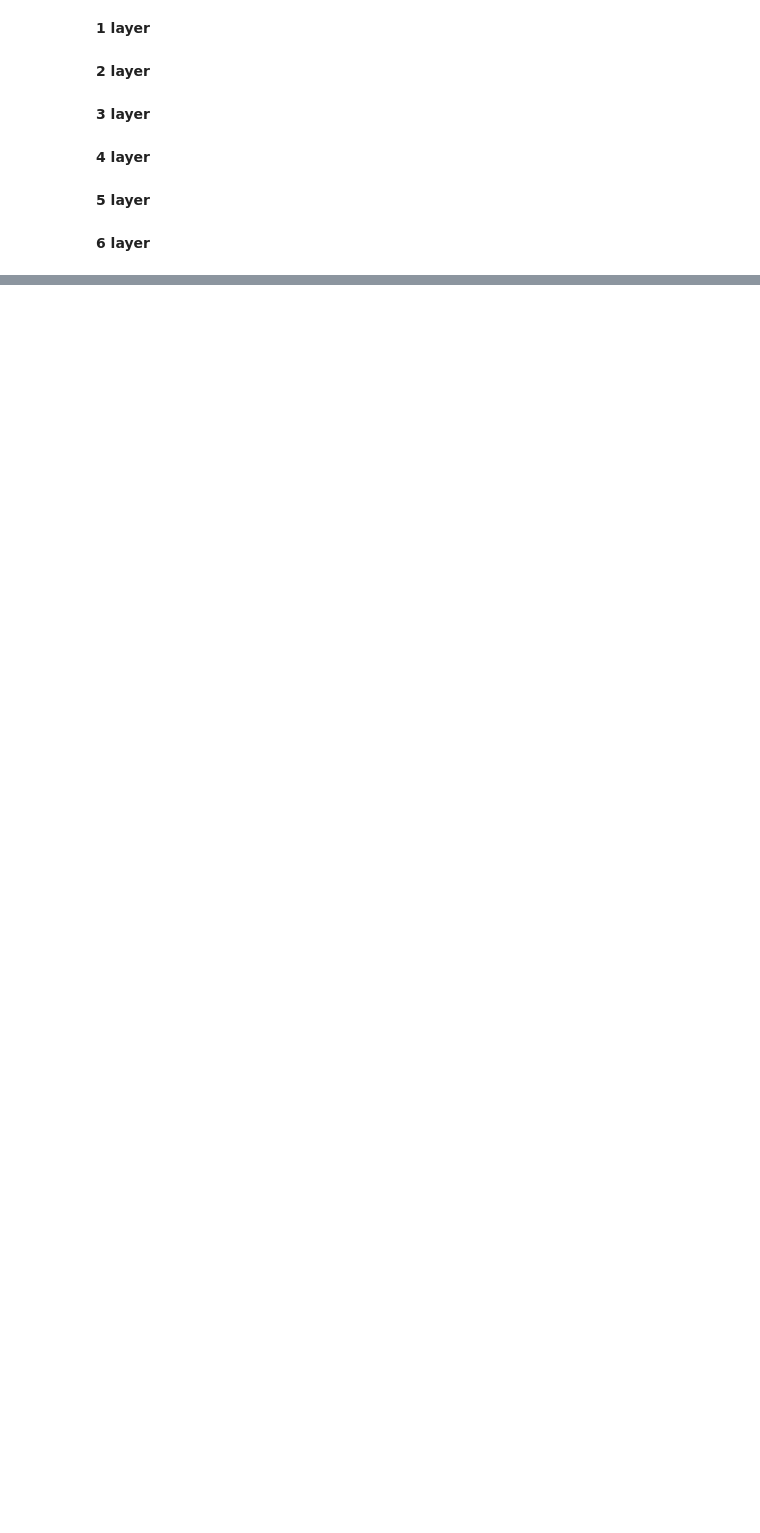
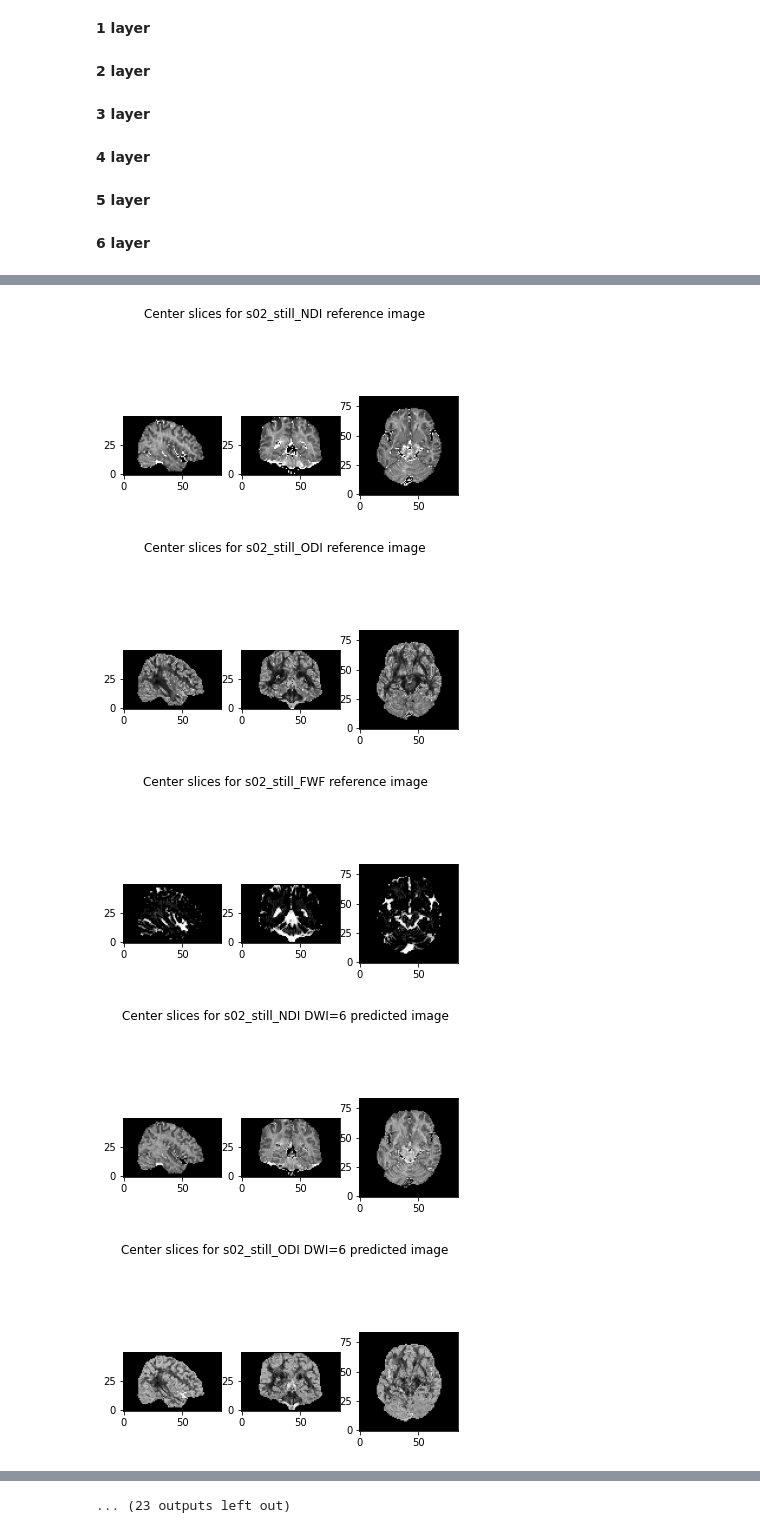
Before and after one commit to Victorvv-1024/IndividualProject, a Jupyter notebook: MedICSS2021_/Net-DTI/notebook.ipynb, the cells around one changed output, grey strips where cells are left out. Saved outputs shown, nothing was run; the diff lists cells and outputs as text; code cells hidden in the pictures; blank space fills up the shorter version.

```diff
--- a/MedICSS2021_/Net-DTI/notebook.ipynb
+++ b/MedICSS2021_/Net-DTI/notebook.ipynb
@@ -1479,0 +2290,9 @@ plt.suptitle("Center slices for s02_still_FWF predicted image")
+# %%
+"""
+Test each network with varied number of DWI
+"""
+dwis = np.arange(start=6, stop=97, step=10)
+for dwi in dwis:
+    cmd = "--test_subjects s02_still --DWI " + str(dwi) + " --model fc1d --layer 4 --label_type A"
+    args = model_parser().parse_args(cmd.split())
+    test_model(args)
@@ -1479,0 +2334,59 @@ plt.suptitle("Center slices for s02_still_FWF predicted image")
+# %%
+"""
+Render each img produced.
+Compare with the reference img.
+Using nib to fetch the  data, used for evaluation
+"""
+# the path of reference imgs
+s02_NDI_path = '../Data-NODDI/s02_still/s02_still_NDI.nii'
+s02_ODI_path = '../Data-NODDI/s02_still/s02_still_ODI.nii'
+s02_FWF_path = '../Data-NODDI/s02_still/s02_still_FWF.nii'
+s02_mask_path = '../Net-DTI/datasets/mask/mask_s02_still.nii'
+# the data of reference imgs
+s02_NDI_img = nib.load(s02_NDI_path)
+s02_NDI_img_data = s02_NDI_img.get_fdata()
+s02_ODI_img = nib.load(s02_ODI_path)
+s02_ODI_img_data = s02_ODI_img.get_fdata()
+s02_FWF_img = nib.load(s02_FWF_path)
+s02_FWF_img_data = s02_FWF_img.get_fdata()
+s02_mask_img = nib.load(s02_mask_path)
+s02_mask_img_data = s02_mask_img.get_fdata()
+# the label types and the imgs
+ltype = ['NDI', 'ODI', 'FWF']
+ref_imgs = [s02_NDI_img_data, s02_ODI_img_data, s02_FWF_img_data]
+# visualise the ref img
+for i in range(len(ltype)):
+    ref_slice_0 = ref_imgs[i][26, :, :]
+    ref_slice_1 = ref_imgs[i][:, 30, :]
+    ref_slice_2 = ref_imgs[i][:, :, 16]
+    show_slices([ref_slice_0, ref_slice_1, ref_slice_2])
+    plt.suptitle("Center slices for s02_still_"+ltype[i]+" reference image")
+
+dwis = np.arange(start=6, stop=97, step=10)
+for dwi in dwis:
+    # pred img paths
+    pred_NDI_path = '../Net-DTI/nii/s02_still-NDI-'+str(dwi)+'-first-fc1d-4layer.nii'
+    pred_ODI_path = '../Net-DTI/nii/s02_still-ODI-'+str(dwi)+'-first-fc1d-4layer.nii'
+    pred_FWF_path = '../Net-DTI/nii/s02_still-FWF-'+str(dwi)+'-first-fc1d-4layer.nii'
+    # load the pred imgs data
+    pred_NDI = nib.load(pred_NDI_path)
+    pred_NDI_data = pred_NDI.get_fdata()
+    pred_ODI = nib.load(pred_ODI_path)
+    pred_ODI_data = pred_ODI.get_fdata()
+    pred_FWF = nib.load(pred_FWF_path)
+    pred_FWF_data = pred_FWF.get_fdata()
+    # visualise these imgs
+    pred_imgs = [pred_NDI_data, pred_ODI_data, pred_FWF_data]
+    for i in range(len(ltype)):
+        pred_slice_0 = pred_imgs[i][26, :, :]
+        pred_slice_1 = pred_imgs[i][:, 30, :]
+        pred_slice_2 = pred_imgs[i][:, :, 16]
+        show_slices([pred_slice_0, pred_slice_1, pred_slice_2])
+        plt.suptitle("Center slices for s02_still_"+ltype[i]+" DWI="+str(dwi)+" predicted image")
+
+    # evaluate the model
+    NDI_loss = evaluate_model(pred_NDI_data, s02_NDI_img_data, s02_mask_img_data)[0]
+    ODI_loss = evaluate_model(pred_ODI_data, s02_ODI_img_data, s02_mask_img_data)[0]
+    FWF_loss = evaluate_model(pred_FWF_data, s02_FWF_img_data, s02_mask_img_data)[0]
+    print("DWI="+str(dwi)+" NDI loss: " +str(NDI_loss)+"-"+"ODI loss: "+str(ODI_loss)+"-"+"FWF loss: "+str(FWF_loss)+"-"+"Overall loss: "+str(np.mean([NDI_loss,ODI_loss,FWF_loss])))
+# %% [output]
@@ -1479,0 +2403,5 @@ plt.suptitle("Center slices for s02_still_FWF predicted image")
+[figure, added]
+[figure, added]
+[figure, added]
+[figure, added]
+[figure, added]
@@ -1479,0 +2413 @@ plt.suptitle("Center slices for s02_still_FWF predicted image")
+... (23 outputs left out)
```
Also changed, not shown: parts of 74 cells of this notebook, 4 other files.
